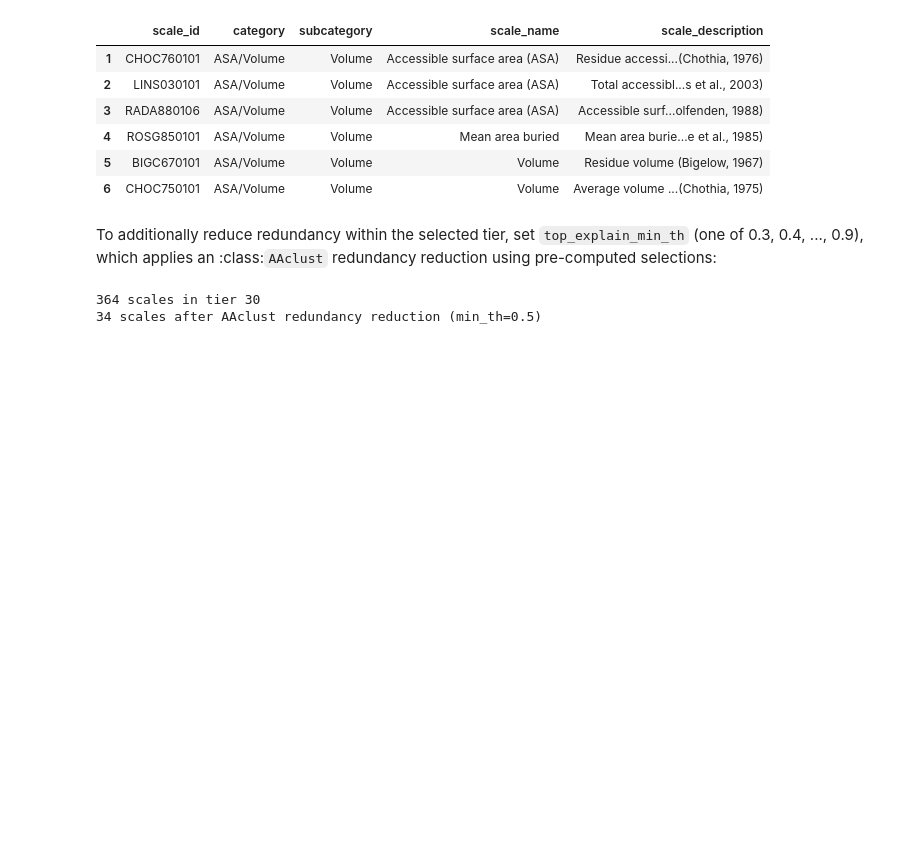
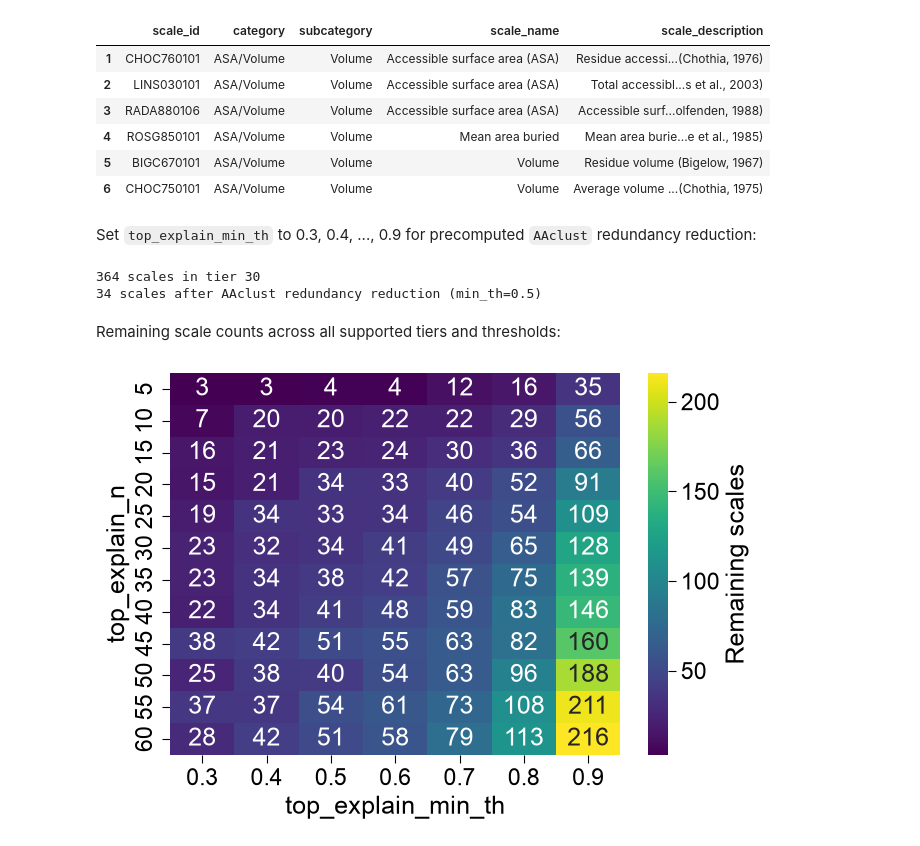
Before and after one commit to breimanntools/aaanalysis, a Jupyter notebook: examples/data_handling/load_scales.ipynb, the cells around one changed output. Drawn from its saved outputs; the diff is of its cells as text; code cells hidden in the pictures; blank space fills up the shorter version.

```diff
--- a/examples/data_handling/load_scales.ipynb
+++ b/examples/data_handling/load_scales.ipynb
@@ -194,8 +191,7 @@ DataFrame shape: (125, 5)
 | 5 | BIGC670101 | ASA/Volume | Volume | Volume | Residue volume (Bigelow, 1967) |
 | 6 | CHOC750101 | ASA/Volume | Volume | Volume | Average volume ...(Chothia, 1975) |
 # %% [markdown]
-To additionally reduce redundancy within the selected tier, set ``top_explain_min_th`` (one of 0.3,
-0.4, ..., 0.9), which applies an :class:`AAclust` redundancy reduction using pre-computed selections:
+Set ``top_explain_min_th`` to 0.3, 0.4, ..., 0.9 for precomputed ``AAclust`` redundancy reduction:
 # %%
 n_full = len(aa.load_scales(top_explain_n=30).T)
 n_reduced = len(aa.load_scales(top_explain_n=30, top_explain_min_th=0.5).T)
@@ -204,4 +200,27 @@ print(n_reduced, "scales after AAclust redundancy reduction (min_th=0.5)")
 # %% [output]
 364 scales in tier 30
 34 scales after AAclust redundancy reduction (min_th=0.5)
+# %% [markdown]
+Remaining scale counts across all supported tiers and thresholds:
+# %%
+import matplotlib.pyplot as plt
+import pandas as pd
+import seaborn as sns
+
+tiers = list(range(5, 65, 5))
+thresholds = [i / 10 for i in range(3, 10)]
+df_counts = pd.DataFrame(
+    [[aa.load_scales(top_explain_n=n, top_explain_min_th=th).shape[1]
+      for th in thresholds] for n in tiers],
+    index=tiers, columns=thresholds,
+)
+aa.plot_settings()
+fig, ax = plt.subplots(figsize=(7, 5))
+sns.heatmap(df_counts, cmap="viridis", annot=True, fmt="d", ax=ax,
+            cbar_kws={"label": "Remaining scales"})
+ax.set(xlabel="top_explain_min_th", ylabel="top_explain_n")
+plt.tight_layout()
+plt.show()
+# %% [output]
+[figure, added]
 # %% [markdown]
```
Also changed, not shown: parts of 4 cells of this notebook, 1 other file.
